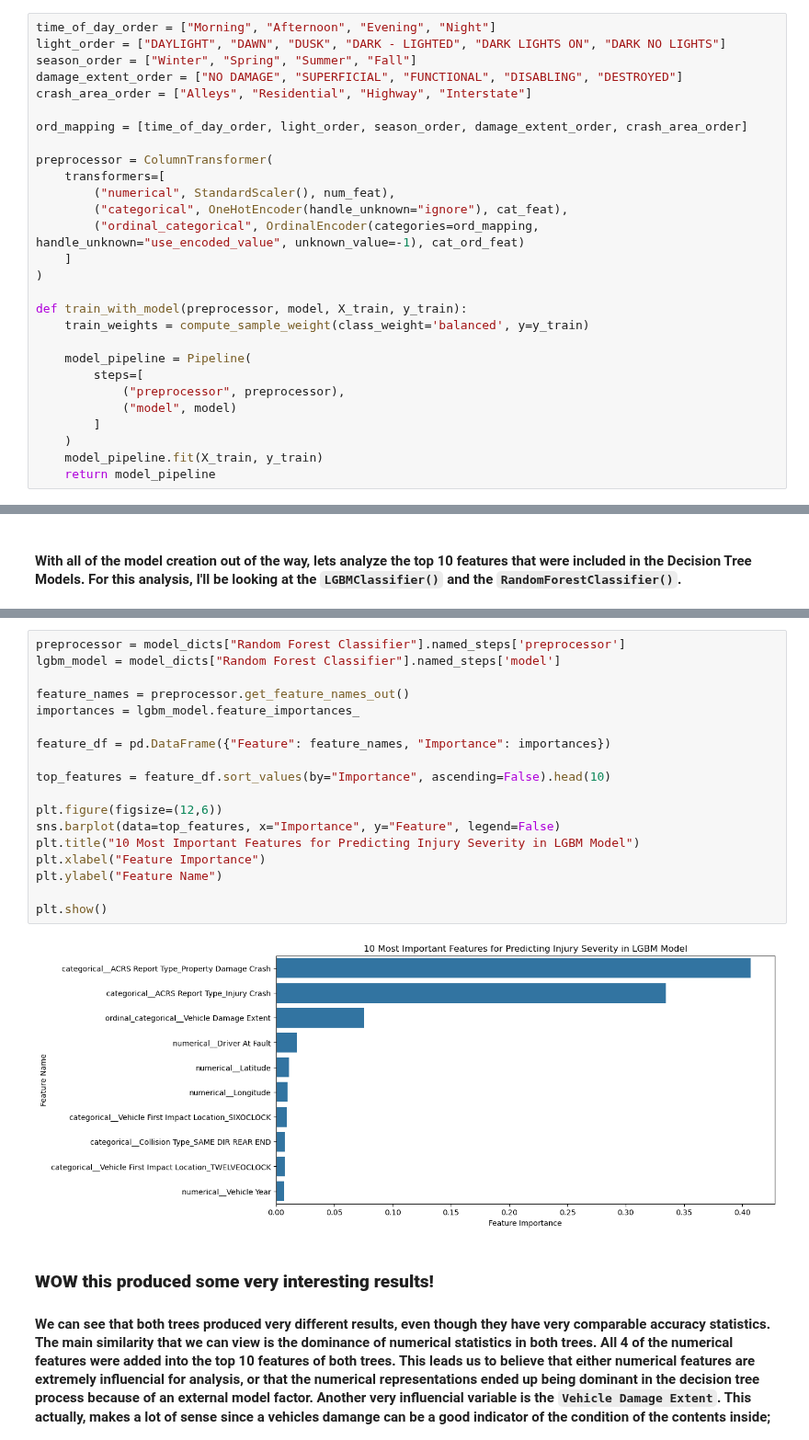
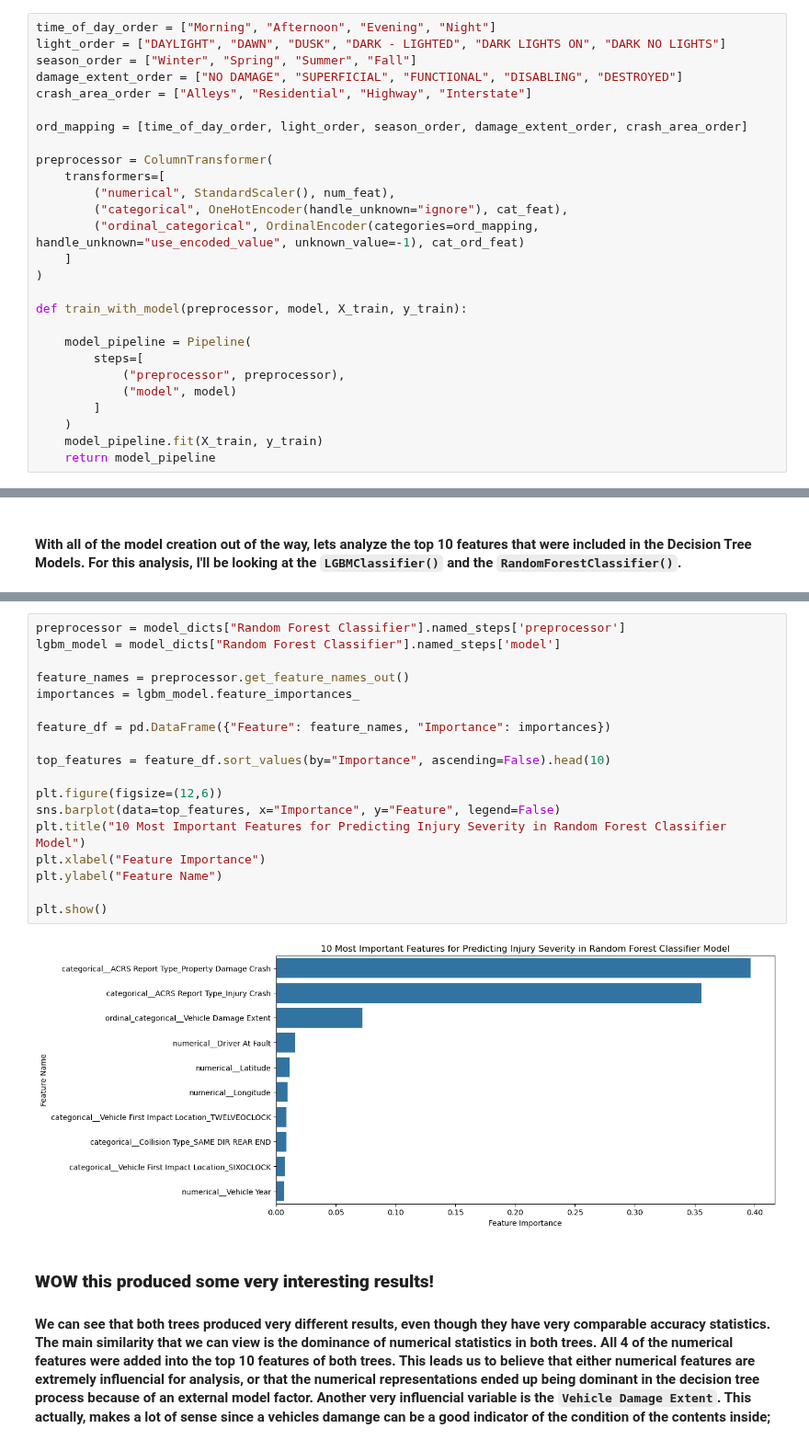
Before and after one commit to saiAbhiPrabhu/CMSC320_FinalProject, a Jupyter notebook: final_project.ipynb, the cells around one changed output, grey strips where cells are left out. Shown at 92% size. Cells and saved outputs as stored; diff of their text form.

```diff
--- a/final_project.ipynb
+++ b/final_project.ipynb
@@ -640,7 +627,6 @@ preprocessor = ColumnTransformer(
 )
 
 def train_with_model(preprocessor, model, X_train, y_train):
-    train_weights = compute_sample_weight(class_weight='balanced', y=y_train)
 
     model_pipeline = Pipeline(
         steps=[
@@ -778,23 +764,23 @@ plt.show()
 # %%
 preprocessor = model_dicts["Random Forest Classifier"].named_steps['preprocessor']
 lgbm_model = model_dicts["Random Forest Classifier"].named_steps['model']
 
 feature_names = preprocessor.get_feature_names_out()
 importances = lgbm_model.feature_importances_
 
 feature_df = pd.DataFrame({"Feature": feature_names, "Importance": importances})
 
 top_features = feature_df.sort_values(by="Importance", ascending=False).head(10)
 
 plt.figure(figsize=(12,6))
 sns.barplot(data=top_features, x="Importance", y="Feature", legend=False)
-plt.title("10 Most Important Features for Predicting Injury Severity in LGBM Model")
+plt.title("10 Most Important Features for Predicting Injury Severity in Random Forest Classifier Model")
 plt.xlabel("Feature Importance")
 plt.ylabel("Feature Name")
 
 plt.show()
 # %% [output]
-[figure, old version]
+[figure, new version]
 # %% [markdown]
 ### **WOW this produced some very interesting results!**
 
```
Also changed, not shown: parts of 8 cells of this notebook, 5 other files.
